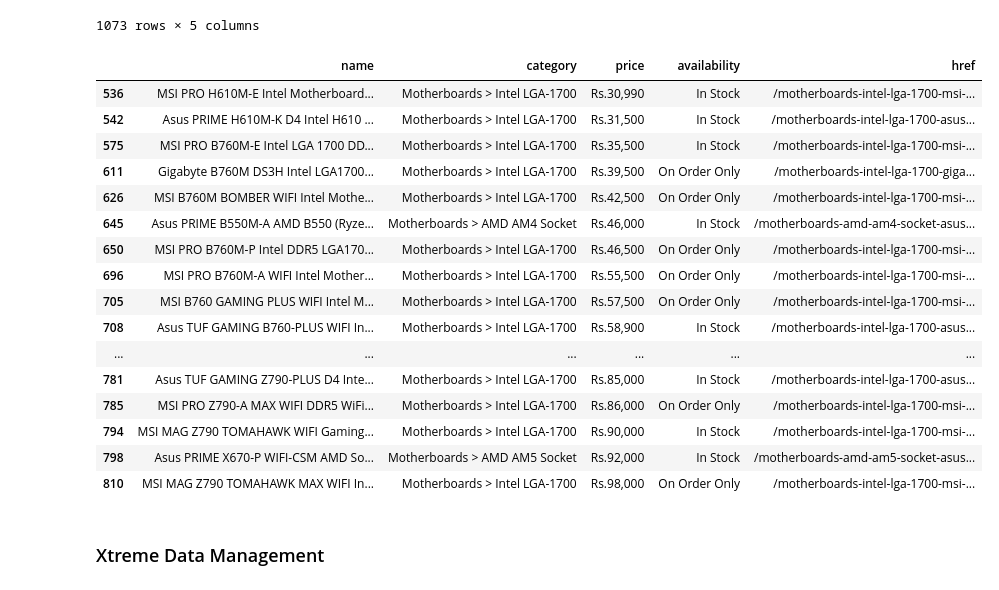
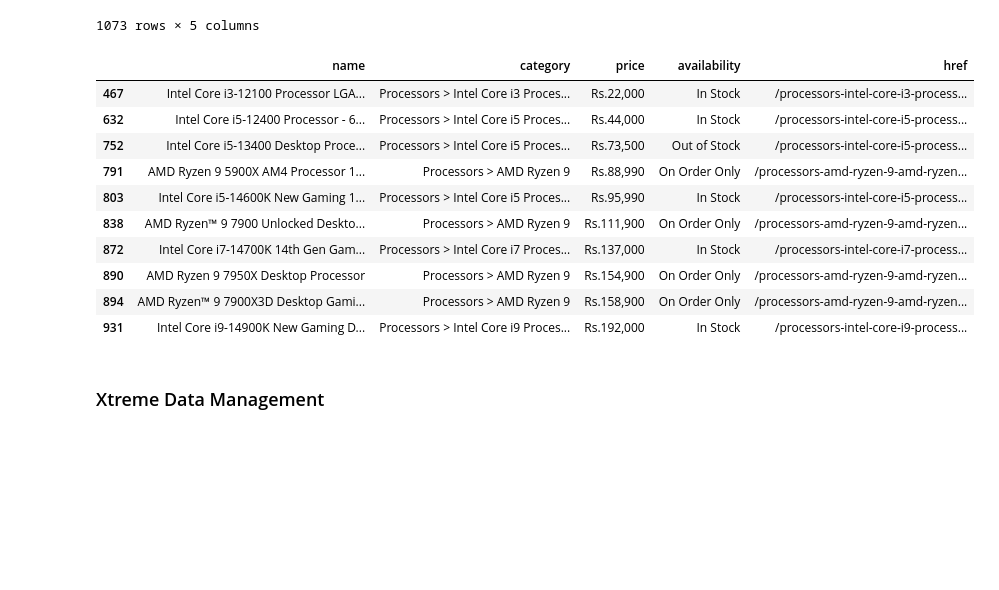
Before and after one commit to AhmedB479/Pakistan-PC-Price-list-webscrapper, a Jupyter notebook: PC_Part_Scraper.ipynb, the cells around one changed output. Drawn from its saved outputs; the diff is of its cells as text; code cells hidden in the pictures; blank space fills up the shorter version.

Commit message:
Some changes are made here in DataFrame for xtreme

```diff
--- a/PC_Part_Scraper.ipynb
+++ b/PC_Part_Scraper.ipynb
@@ -179,25 +179,19 @@ czone_frame = pd.DataFrame(input_data)
 | 1072 | Apple MacBook Pro 16" Laptop | Ap... | Laptops > Apple Laptops | Rs.1,090,000 | On Order Only | /laptops-apple-laptops-apple-macb... |
 1073 rows × 5 columns
 # %%
-czone_frame[czone_frame["category"].explode().str.contains("Mother")]
+czone_frame[czone_frame["category"].explode().str.contains("Processors")]
 # %% [output]
 |  | name | category | price | availability | href |
-| 536 | MSI PRO H610M-E Intel Motherboard... | Motherboards > Intel LGA-1700 | Rs.30,990 | In Stock | /motherboards-intel-lga-1700-msi-... |
-| 542 | Asus PRIME H610M-K D4 Intel H610 ... | Motherboards > Intel LGA-1700 | Rs.31,500 | In Stock | /motherboards-intel-lga-1700-asus... |
-| 575 | MSI PRO B760M-E Intel LGA 1700 DD... | Motherboards > Intel LGA-1700 | Rs.35,500 | In Stock | /motherboards-intel-lga-1700-msi-... |
-| 611 | Gigabyte B760M DS3H Intel LGA1700... | Motherboards > Intel LGA-1700 | Rs.39,500 | On Order Only | /motherboards-intel-lga-1700-giga... |
-| 626 | MSI B760M BOMBER WIFI Intel Mothe... | Motherboards > Intel LGA-1700 | Rs.42,500 | On Order Only | /motherboards-intel-lga-1700-msi-... |
-| 645 | Asus PRIME B550M-A AMD B550 (Ryze... | Motherboards > AMD AM4 Socket | Rs.46,000 | In Stock | /motherboards-amd-am4-socket-asus... |
-| 650 | MSI PRO B760M-P Intel DDR5 LGA170... | Motherboards > Intel LGA-1700 | Rs.46,500 | On Order Only | /motherboards-intel-lga-1700-msi-... |
-| 696 | MSI PRO B760M-A WIFI Intel Mother... | Motherboards > Intel LGA-1700 | Rs.55,500 | On Order Only | /motherboards-intel-lga-1700-msi-... |
-| 705 | MSI B760 GAMING PLUS WIFI Intel M... | Motherboards > Intel LGA-1700 | Rs.57,500 | On Order Only | /motherboards-intel-lga-1700-msi-... |
-| 708 | Asus TUF GAMING B760-PLUS WIFI In... | Motherboards > Intel LGA-1700 | Rs.58,900 | In Stock | /motherboards-intel-lga-1700-asus... |
-| ... | ... | ... | ... | ... | ... |
-| 781 | Asus TUF GAMING Z790-PLUS D4 Inte... | Motherboards > Intel LGA-1700 | Rs.85,000 | In Stock | /motherboards-intel-lga-1700-asus... |
-| 785 | MSI PRO Z790-A MAX WIFI DDR5 WiFi... | Motherboards > Intel LGA-1700 | Rs.86,000 | On Order Only | /motherboards-intel-lga-1700-msi-... |
-| 794 | MSI MAG Z790 TOMAHAWK WIFI Gaming... | Motherboards > Intel LGA-1700 | Rs.90,000 | In Stock | /motherboards-intel-lga-1700-msi-... |
-| 798 | Asus PRIME X670-P WIFI-CSM AMD So... | Motherboards > AMD AM5 Socket | Rs.92,000 | In Stock | /motherboards-amd-am5-socket-asus... |
-| 810 | MSI MAG Z790 TOMAHAWK MAX WIFI In... | Motherboards > Intel LGA-1700 | Rs.98,000 | On Order Only | /motherboards-intel-lga-1700-msi-... |
+| 467 | Intel Core i3-12100 Processor LGA... | Processors > Intel Core i3 Proces... | Rs.22,000 | In Stock | /processors-intel-core-i3-process... |
+| 632 | Intel Core i5-12400 Processor - 6... | Processors > Intel Core i5 Proces... | Rs.44,000 | In Stock | /processors-intel-core-i5-process... |
+| 752 | Intel Core i5-13400 Desktop Proce... | Processors > Intel Core i5 Proces... | Rs.73,500 | Out of Stock | /processors-intel-core-i5-process... |
+| 791 | AMD Ryzen 9 5900X AM4 Processor 1... | Processors > AMD Ryzen 9 | Rs.88,990 | On Order Only | /processors-amd-ryzen-9-amd-ryzen... |
+| 803 | Intel Core i5-14600K New Gaming 1... | Processors > Intel Core i5 Proces... | Rs.95,990 | In Stock | /processors-intel-core-i5-process... |
+| 838 | AMD Ryzen™ 9 7900 Unlocked Deskto... | Processors > AMD Ryzen 9 | Rs.111,900 | On Order Only | /processors-amd-ryzen-9-amd-ryzen... |
+| 872 | Intel Core i7-14700K 14th Gen Gam... | Processors > Intel Core i7 Proces... | Rs.137,000 | In Stock | /processors-intel-core-i7-process... |
+| 890 | AMD Ryzen 9 7950X Desktop Processor | Processors > AMD Ryzen 9 | Rs.154,900 | On Order Only | /processors-amd-ryzen-9-amd-ryzen... |
+| 894 | AMD Ryzen™ 9 7900X3D Desktop Gami... | Processors > AMD Ryzen 9 | Rs.158,900 | On Order Only | /processors-amd-ryzen-9-amd-ryzen... |
+| 931 | Intel Core i9-14900K New Gaming D... | Processors > Intel Core i9 Proces... | Rs.192,000 | In Stock | /processors-intel-core-i9-process... |
 # %%
 czone_for_export = czone_frame
 czone_for_export["category"] = czone_frame["category"].explode()
```
Also changed, not shown: parts of 3 cells of this notebook.
